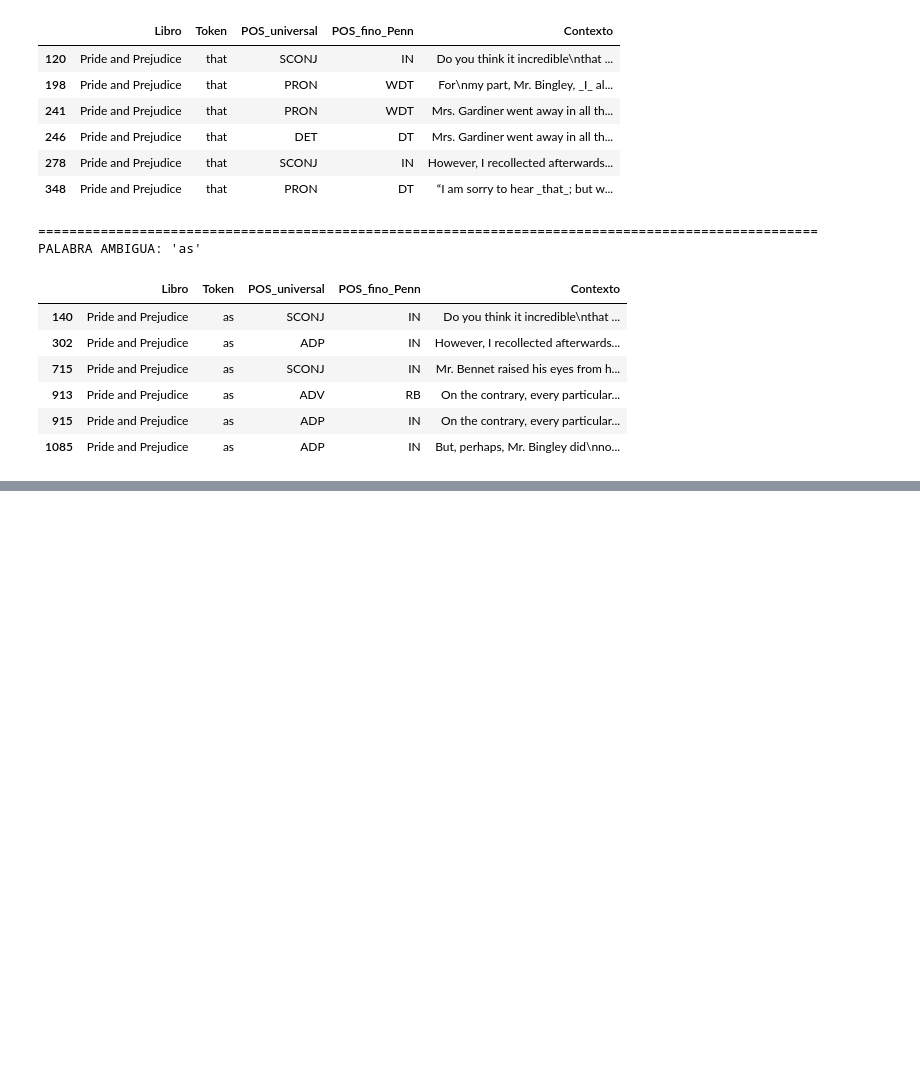
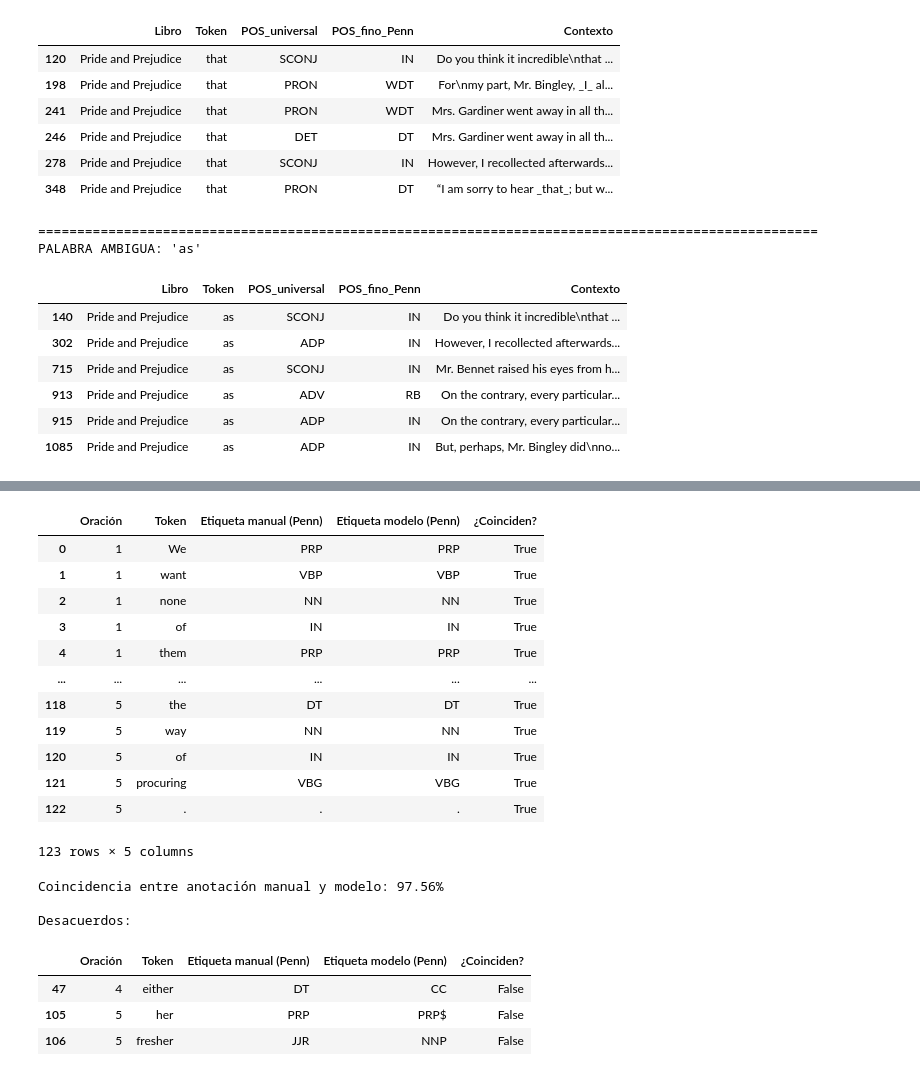
Before and after one commit to Jtanchezz/NLP, a Jupyter notebook: Lab6/lab6.ipynb, the cells around one changed output, grey strips where cells are left out. Cells and saved outputs as stored; diff of their text form; code cells hidden in the pictures; blank space fills up the shorter version.

```diff
--- a/Lab6/lab6.ipynb
+++ b/Lab6/lab6.ipynb
@@ -350,0 +601,67 @@ PALABRA AMBIGUA: 'as'
+# %%
+comparaciones = []
+
+for numero, doc in enumerate(docs_cinco_oraciones, start=1):
+    tokens = [token.text for token in doc]
+    etiquetas_modelo = [token.tag_ for token in doc]
+    etiquetas_humano = etiquetas_manuales[numero]
+
+    if len(tokens) != len(etiquetas_humano):
+        print(
+            f"Oración {numero}: hay {len(tokens)} tokens, pero "
+            f"se ingresaron {len(etiquetas_humano)} etiquetas manuales."
+        )
+        continue
+
+    for token, etiqueta_modelo, etiqueta_humana in zip(
+        tokens, etiquetas_modelo, etiquetas_humano
+    ):
+        comparaciones.append({
+            "Oración": numero,
+            "Token": token,
+            "Etiqueta manual (Penn)": etiqueta_humana,
+            "Etiqueta modelo (Penn)": etiqueta_modelo,
+            "¿Coinciden?": etiqueta_humana == etiqueta_modelo
+        })
+
+df_comparacion_manual = pd.DataFrame(comparaciones)
+
+display(df_comparacion_manual)
+
+if not df_comparacion_manual.empty:
+    porcentaje_coincidencia = (
+        df_comparacion_manual["¿Coinciden?"].mean() * 100
+    )
+
+    print(
+        f"Coincidencia entre anotación manual y modelo: "
+        f"{porcentaje_coincidencia:.2f}%"
+    )
+
+    print("\nDesacuerdos:")
+    display(
+        df_comparacion_manual[
+            ~df_comparacion_manual["¿Coinciden?"]
+        ]
+    )
+# %% [output]
+|  | Oración | Token | Etiqueta manual (Penn) | Etiqueta modelo (Penn) | ¿Coinciden? |
+| 0 | 1 | We | PRP | PRP | True |
+| 1 | 1 | want | VBP | VBP | True |
+| 2 | 1 | none | NN | NN | True |
+| 3 | 1 | of | IN | IN | True |
+| 4 | 1 | them | PRP | PRP | True |
+| ... | ... | ... | ... | ... | ... |
+| 118 | 5 | the | DT | DT | True |
+| 119 | 5 | way | NN | NN | True |
+| 120 | 5 | of | IN | IN | True |
+| 121 | 5 | procuring | VBG | VBG | True |
+| 122 | 5 | . | . | . | True |
+123 rows × 5 columns
+Coincidencia entre anotación manual y modelo: 97.56%
+
+Desacuerdos:
+|  | Oración | Token | Etiqueta manual (Penn) | Etiqueta modelo (Penn) | ¿Coinciden? |
+| 47 | 4 | either | DT | CC | False |
+| 105 | 5 | her | PRP | PRP$ | False |
+| 106 | 5 | fresher | JJR | NNP | False |
```
Also changed, not shown: parts of 4 cells of this notebook.
